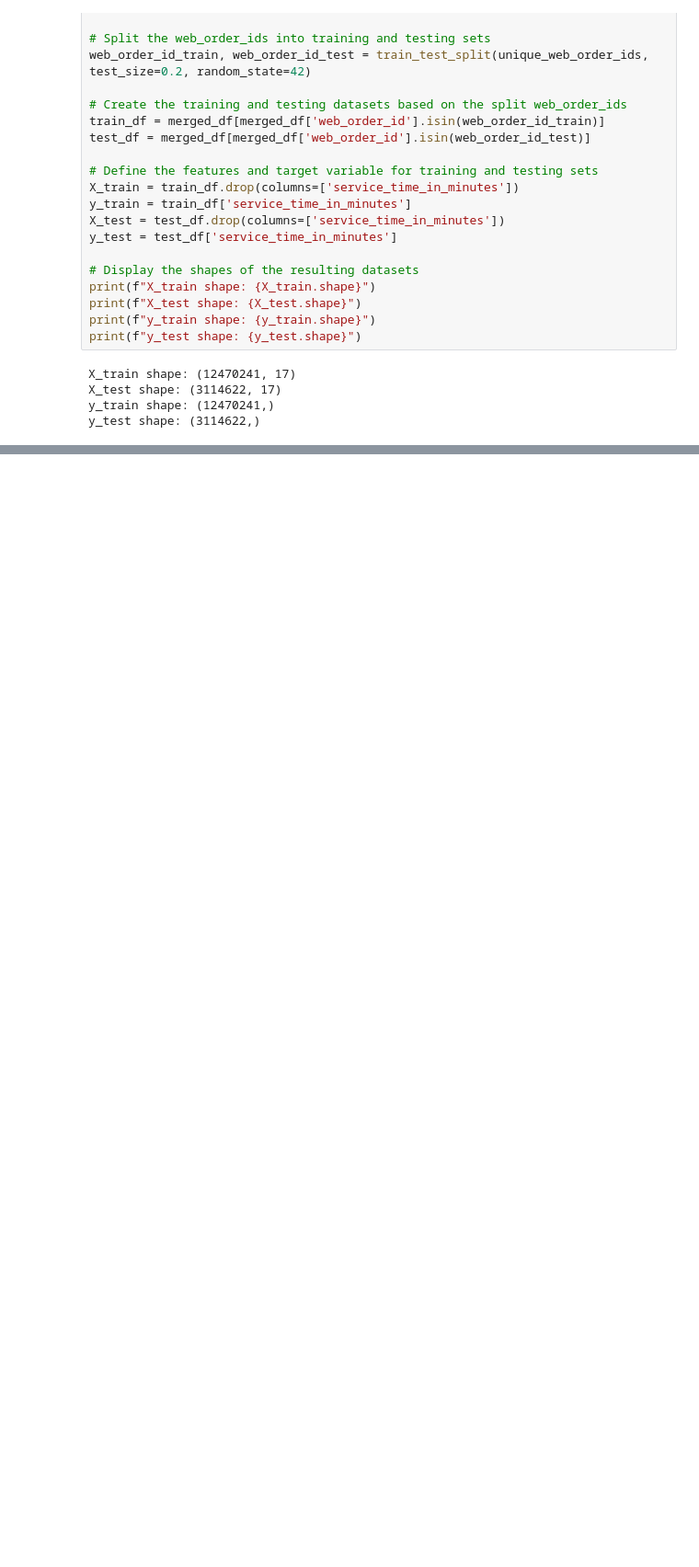
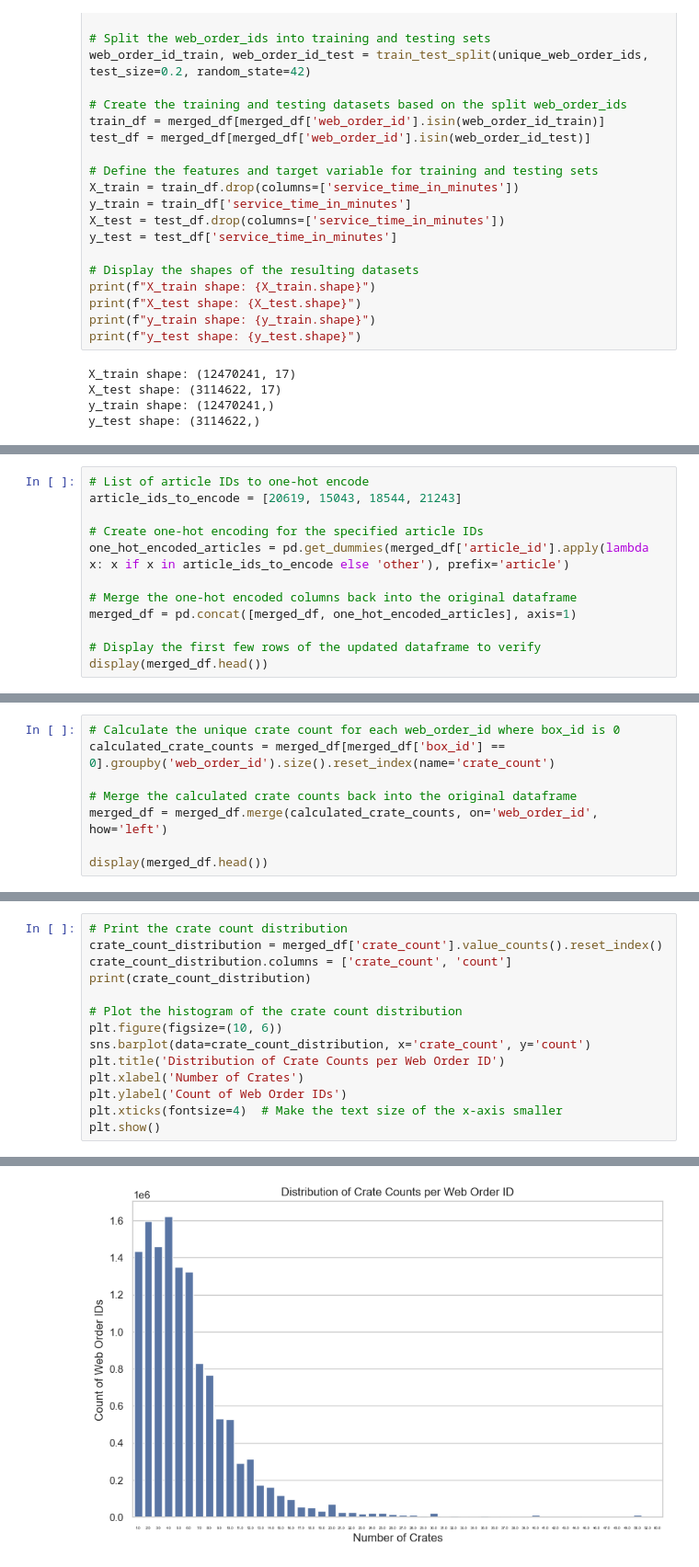
Before and after one commit to eelisee/flaschenpost, a Jupyter notebook: elise-distributions.ipynb, the cells around one changed output, grey strips where cells are left out. Shown at 92% size. Saved outputs shown, nothing was run; the diff lists cells and outputs as text; blank space fills up the shorter version.

Commit message:
one hot encoding

```diff
--- a/elise-distributions.ipynb
+++ b/elise-distributions.ipynb
@@ -403,0 +582,12 @@ Rule-based Predictions MSE: 57.408415297102124
+# %%
+# List of article IDs to one-hot encode
+article_ids_to_encode = [20619, 15043, 18544, 21243]
+
+# Create one-hot encoding for the specified article IDs
+one_hot_encoded_articles = pd.get_dummies(merged_df['article_id'].apply(lambda x: x if x in article_ids_to_encode else 'other'), prefix='article')
+
+# Merge the one-hot encoded columns back into the original dataframe
+merged_df = pd.concat([merged_df, one_hot_encoded_articles], axis=1)
+
+# Display the first few rows of the updated dataframe to verify
+display(merged_df.head())
@@ -403,0 +602,8 @@ Rule-based Predictions MSE: 57.408415297102124
+# %%
+# Calculate the unique crate count for each web_order_id where box_id is 0
+calculated_crate_counts = merged_df[merged_df['box_id'] == 0].groupby('web_order_id').size().reset_index(name='crate_count')
+
+# Merge the calculated crate counts back into the original dataframe
+merged_df = merged_df.merge(calculated_crate_counts, on='web_order_id', how='left')
+
+display(merged_df.head())
@@ -403,0 +618,15 @@ Rule-based Predictions MSE: 57.408415297102124
+# %%
+# Print the crate count distribution
+crate_count_distribution = merged_df['crate_count'].value_counts().reset_index()
+crate_count_distribution.columns = ['crate_count', 'count']
+print(crate_count_distribution)
+
+# Plot the histogram of the crate count distribution
+plt.figure(figsize=(10, 6))
+sns.barplot(data=crate_count_distribution, x='crate_count', y='count')
+plt.title('Distribution of Crate Counts per Web Order ID')
+plt.xlabel('Number of Crates')
+plt.ylabel('Count of Web Order IDs')
+plt.xticks(fontsize=4)  # Make the text size of the x-axis smaller
+plt.show()
+# %% [output]
@@ -403,0 +650 @@ Rule-based Predictions MSE: 57.408415297102124
+[figure, added]
```
Also changed, not shown: parts of 20 cells of this notebook, 1 other file.
